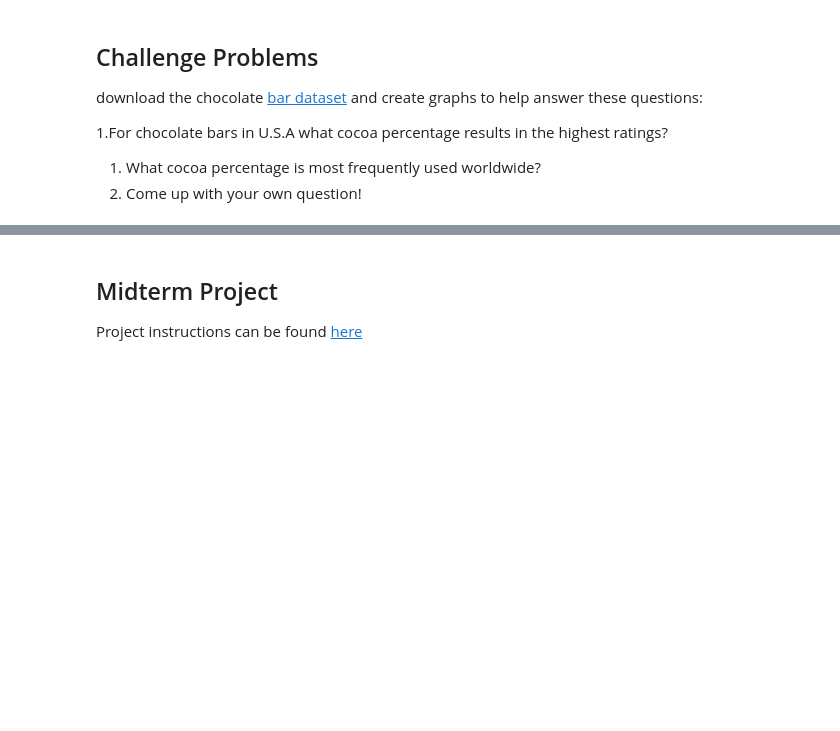
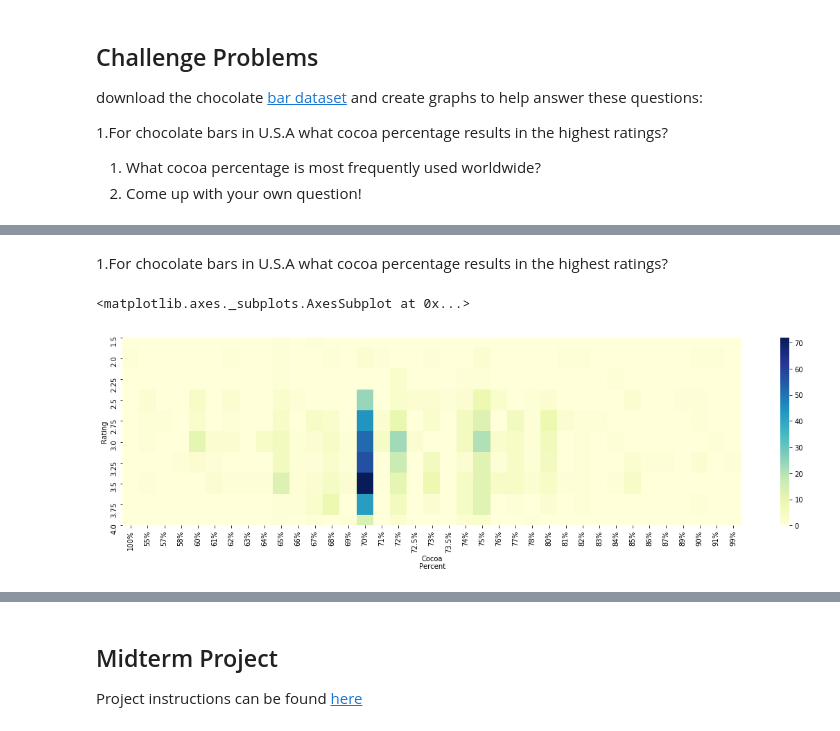
Before and after one commit to aucoeur/DS-1.1-Data-Analysis, a Jupyter notebook: Notebooks/Pandas_Titanic.ipynb, the cells around one changed output, grey strips where cells are left out. Saved outputs shown, nothing was run; the diff lists cells and outputs as text; code cells hidden in the pictures; blank space fills up the shorter version.

```diff
--- a/Notebooks/Pandas_Titanic.ipynb
+++ b/Notebooks/Pandas_Titanic.ipynb
@@ -537,0 +543,10 @@ df
+# %% [markdown]
+1.For chocolate bars in U.S.A what cocoa percentage results in the highest ratings?
+# %%
+# pd.set_option('display.max_rows', None)
+# df["Company\nLocation"]
+us_df = df[df["Company\nLocation"] == "U.S.A."]
+sns.heatmap(pd.crosstab(us_df["Rating"], us_df["Cocoa\nPercent"]), cmap="YlGnBu")
+# %% [output]
+<matplotlib.axes._subplots.AxesSubplot at 0x...>
+[figure, added]
```
Also changed, not shown: parts of 6 cells of this notebook.
